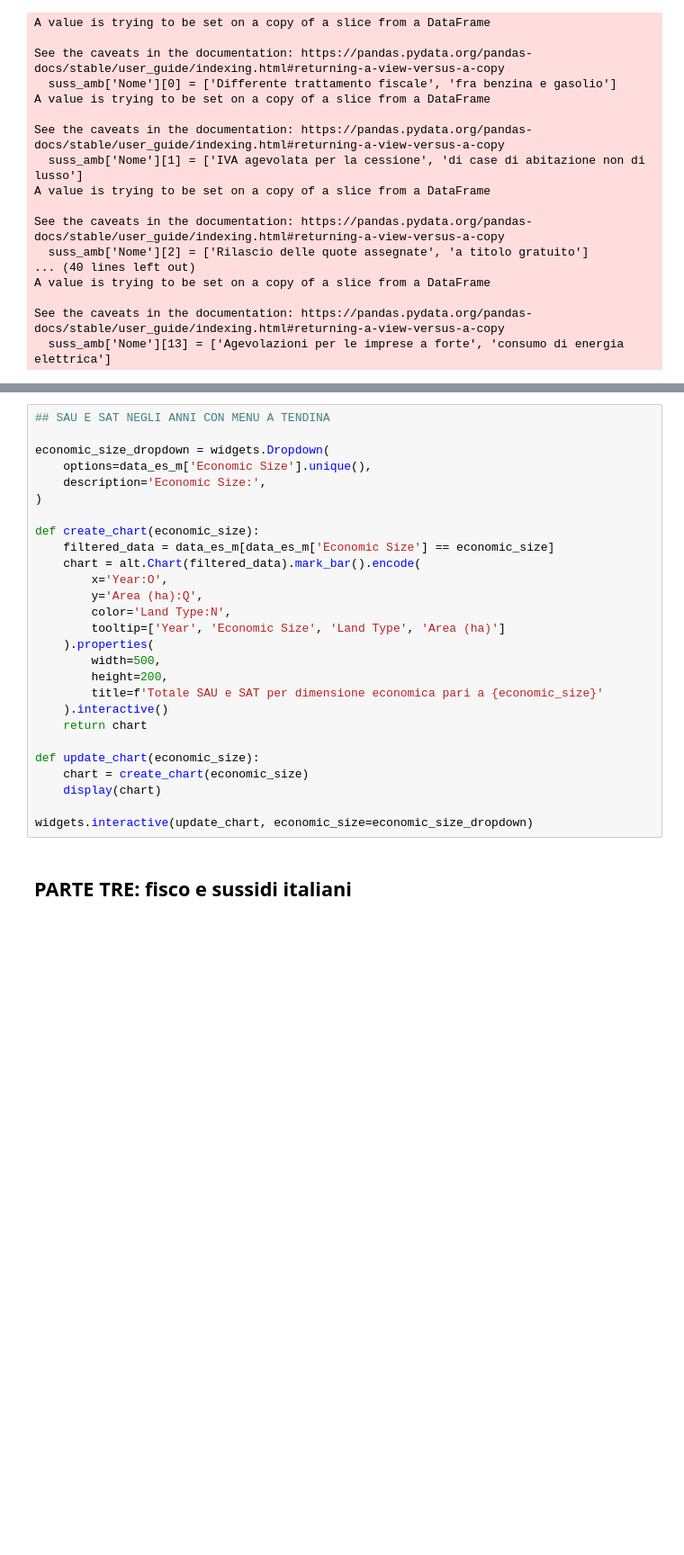
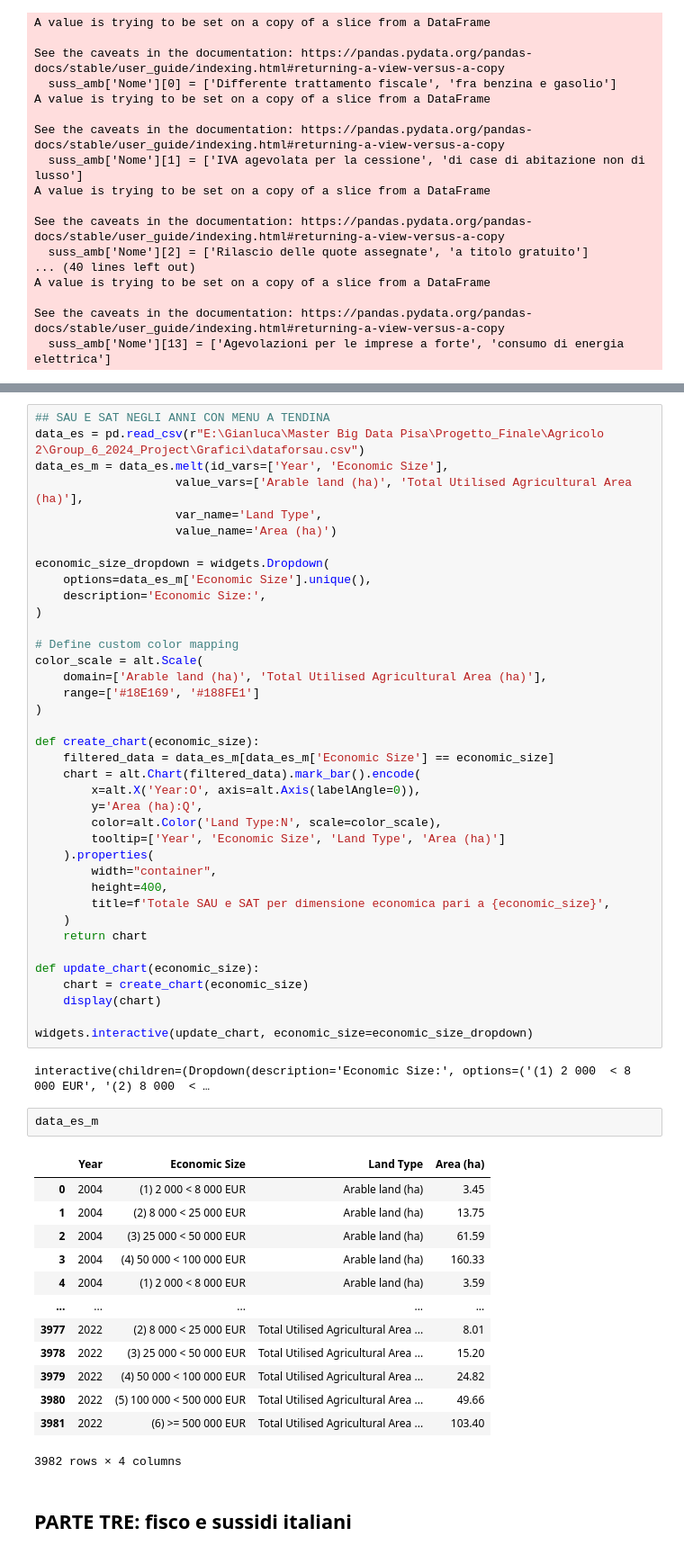
Before and after one commit to AntonioDonnangelo/italian_agriculture_and_protests_analysis, a Jupyter notebook: Grafici/grafi_bea.ipynb, the cells around one changed output, grey strips where cells are left out. Shown at 90% size. Saved outputs shown, nothing was run; the diff lists cells and outputs as text; blank space fills up the shorter version.

Commit message:
sistemati grafici bea

```diff
--- a/Grafici/grafi_bea.ipynb
+++ b/Grafici/grafi_bea.ipynb
@@ -574,24 +584,35 @@ chart
 [interactive output not drawn]
 # %%
 ## SAU E SAT NEGLI ANNI CON MENU A TENDINA
+data_es = pd.read_csv(r"E:\Gianluca\Master Big Data Pisa\Progetto_Finale\Agricolo 2\Group_6_2024_Project\Grafici\dataforsau.csv")
+data_es_m = data_es.melt(id_vars=['Year', 'Economic Size'],
+                    value_vars=['Arable land (ha)', 'Total Utilised Agricultural Area (ha)'],
+                    var_name='Land Type',
+                    value_name='Area (ha)')
 
 economic_size_dropdown = widgets.Dropdown(
     options=data_es_m['Economic Size'].unique(),
     description='Economic Size:',
 )
 
+# Define custom color mapping
+color_scale = alt.Scale(
+    domain=['Arable land (ha)', 'Total Utilised Agricultural Area (ha)'],
+    range=['#18E169', '#188FE1']
+)
+
 def create_chart(economic_size):
     filtered_data = data_es_m[data_es_m['Economic Size'] == economic_size]
     chart = alt.Chart(filtered_data).mark_bar().encode(
-        x='Year:O',
+        x=alt.X('Year:O', axis=alt.Axis(labelAngle=0)),
         y='Area (ha):Q',
-        color='Land Type:N',
+        color=alt.Color('Land Type:N', scale=color_scale),
         tooltip=['Year', 'Economic Size', 'Land Type', 'Area (ha)']
     ).properties(
-        width=500,
-        height=200,
-        title=f'Totale SAU e SAT per dimensione economica pari a {economic_size}'
-    ).interactive()
+        width="container",
+        height=400,
+        title=f'Totale SAU e SAT per dimensione economica pari a {economic_size}',
+    )
     return chart
 
 def update_chart(economic_size):
@@ -599,6 +620,24 @@ def update_chart(economic_size):
     display(chart)
 
 widgets.interactive(update_chart, economic_size=economic_size_dropdown)
+# %% [output]
+interactive(children=(Dropdown(description='Economic Size:', options=('(1) 2 000  < 8 000 EUR', '(2) 8 000  < …
+# %%
+data_es_m
+# %% [output]
+|  | Year | Economic Size | Land Type | Area (ha) |
+| 0 | 2004 | (1) 2 000 < 8 000 EUR | Arable land (ha) | 3.45 |
+| 1 | 2004 | (2) 8 000 < 25 000 EUR | Arable land (ha) | 13.75 |
+| 2 | 2004 | (3) 25 000 < 50 000 EUR | Arable land (ha) | 61.59 |
+| 3 | 2004 | (4) 50 000 < 100 000 EUR | Arable land (ha) | 160.33 |
+| 4 | 2004 | (1) 2 000 < 8 000 EUR | Arable land (ha) | 3.59 |
+| ... | ... | ... | ... | ... |
+| 3977 | 2022 | (2) 8 000 < 25 000 EUR | Total Utilised Agricultural Area ... | 8.01 |
+| 3978 | 2022 | (3) 25 000 < 50 000 EUR | Total Utilised Agricultural Area ... | 15.20 |
+| 3979 | 2022 | (4) 50 000 < 100 000 EUR | Total Utilised Agricultural Area ... | 24.82 |
+| 3980 | 2022 | (5) 100 000 < 500 000 EUR | Total Utilised Agricultural Area ... | 49.66 |
+| 3981 | 2022 | (6) >= 500 000 EUR | Total Utilised Agricultural Area ... | 103.40 |
+3982 rows × 4 columns
 # %% [markdown]
 ## PARTE TRE: fisco e sussidi italiani
 # %%
```
Also changed, not shown: parts of 19 cells of this notebook.
